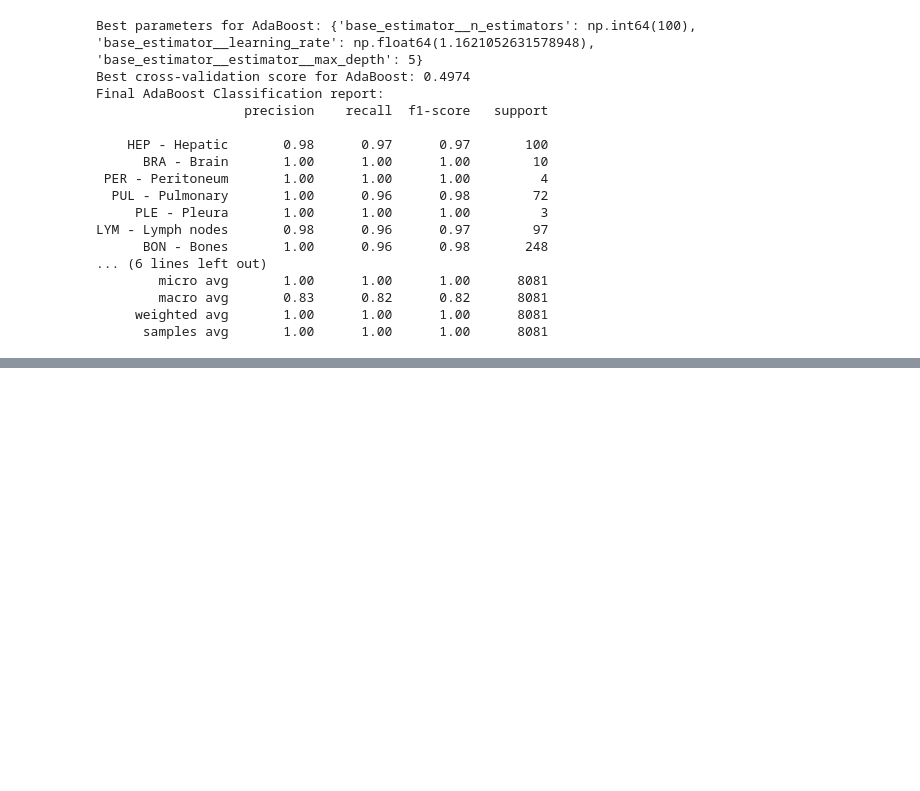
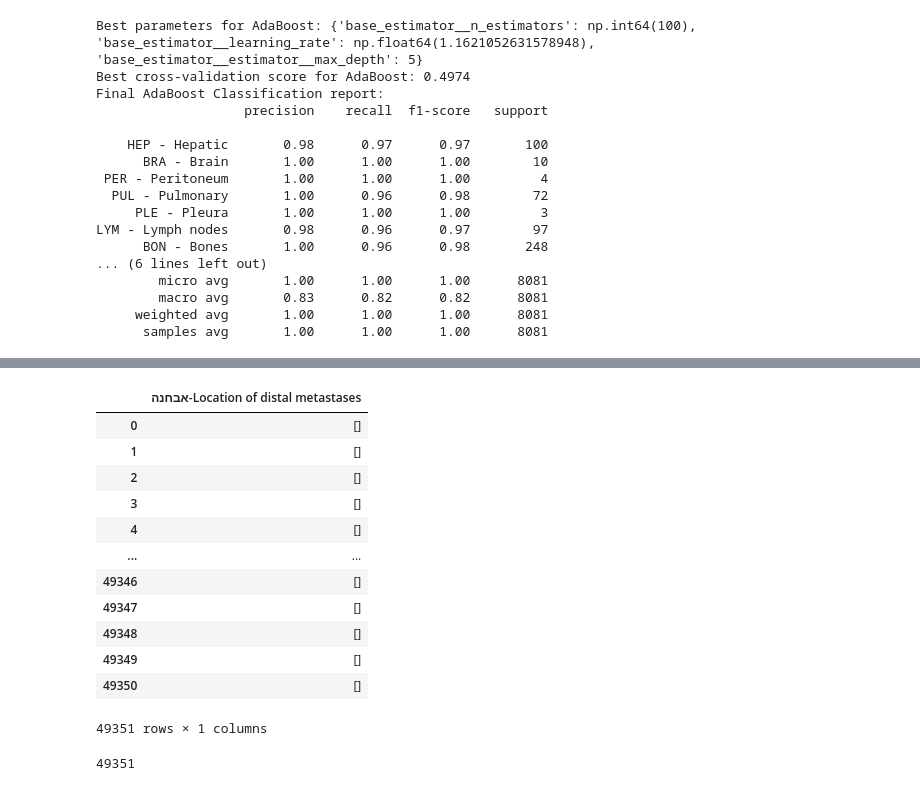
Before and after one commit to roeediler/iml-hack-oncology, a Jupyter notebook: preprocessing/norm_preproc.ipynb, the cells around one changed output, grey strips where cells are left out. Cells and saved outputs as stored; diff of their text form; code cells hidden in the pictures; blank space fills up the shorter version.

```diff
--- a/preprocessing/norm_preproc.ipynb
+++ b/preprocessing/norm_preproc.ipynb
@@ -191,0 +460,22 @@ print("Unique inner lists in y_preds_sites:")
+# %%
+y_raw
+# %% [output]
+|  | אבחנה-Location of distal metastases |
+| 0 | [] |
+| 1 | [] |
+| 2 | [] |
+| 3 | [] |
+| 4 | [] |
+| ... | ... |
+| 49346 | [] |
+| 49347 | [] |
+| 49348 | [] |
+| 49349 | [] |
+| 49350 | [] |
+49351 rows × 1 columns
+# %%
+y_train_preds_df = pd.read_csv(f'{father_folder}/train_test_splits/train_predictions_metastasis.csv')
+# len of y_train_preds_df
+len(y_train_preds_df)
+# %% [output]
+49351
```
Also changed, not shown: parts of 11 cells of this notebook, 2 other files.
